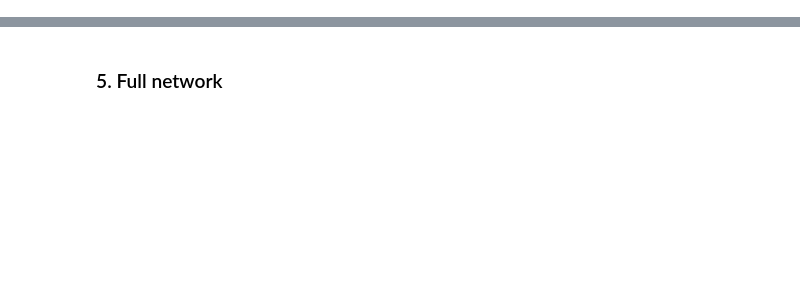
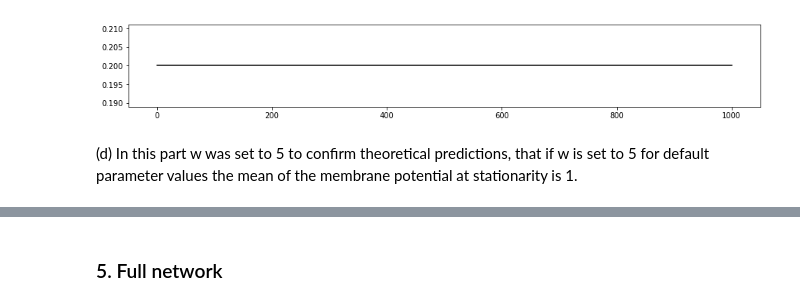
Before and after one commit to ClintonIgwegbu/4G3-Computational-Neuroscience-Assignment-1, a Jupyter notebook: Assignment 1.ipynb, the cells around one changed output, grey strips where cells are left out. Drawn from its saved outputs; the diff is of its cells as text; code cells hidden in the pictures; blank space fills up the shorter version.

```diff
--- a/Assignment 1.ipynb
+++ b/Assignment 1.ipynb
@@ -143,5 +197,13 @@ $
 Derivations for V are given in photo on phone
 # %%
 # (c)
-plt([0:1000], m_h)  # plot m_V as a function of K
-plt([0:1000], var_V)  # plot var_V as a function of K
+m_h = w * rX
+var_h = w**2 * rX / K
+m_V = m_h * T
+# var_V = 0
+plt.plot(np.linspace(0,1000,1001), np.ones(1001)*m_V, color='black')  # plot m_V as a function of K
+ax = plt.gca()
+ax.figure.set_size_inches(15,2)
+# plot var_V as a function of K
+# %% [output]
+[figure, added]
@@ -151,0 +210,2 @@ plt([0:1000], var_V)  # plot var_V as a function of K
+# %% [markdown]
+(d) In this part w was set to 5 to confirm theoretical predictions, that if w is set to 5 for default parameter values the mean of the membrane potential at stationarity is 1.
```
Also changed, not shown: parts of 32 cells of this notebook.
